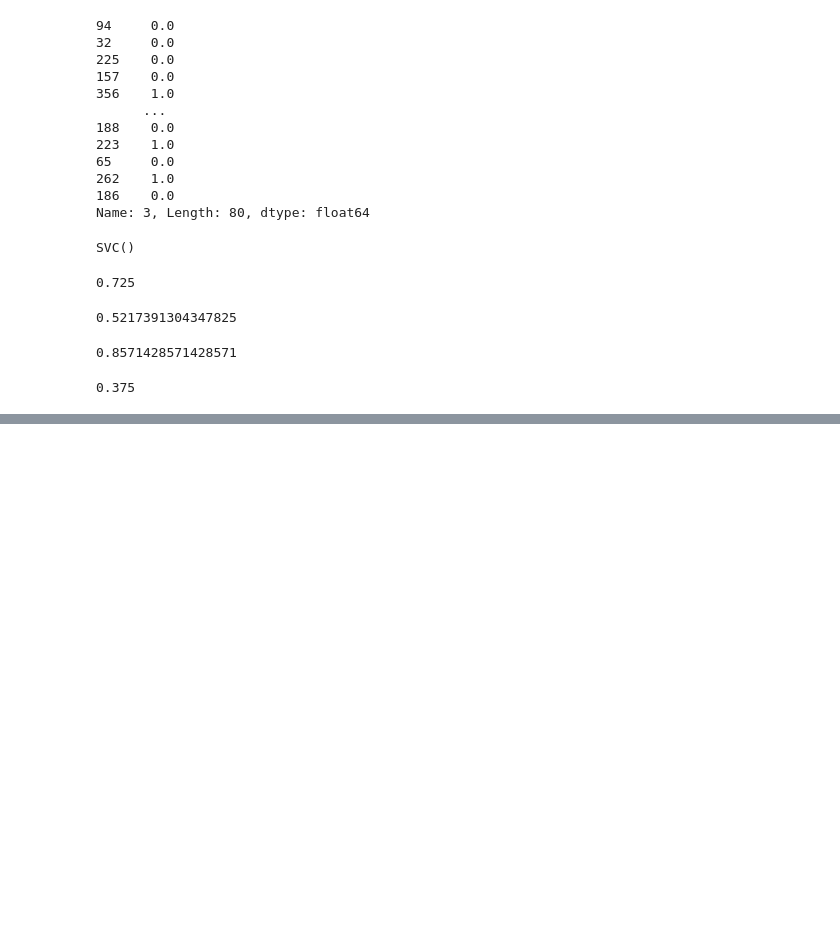
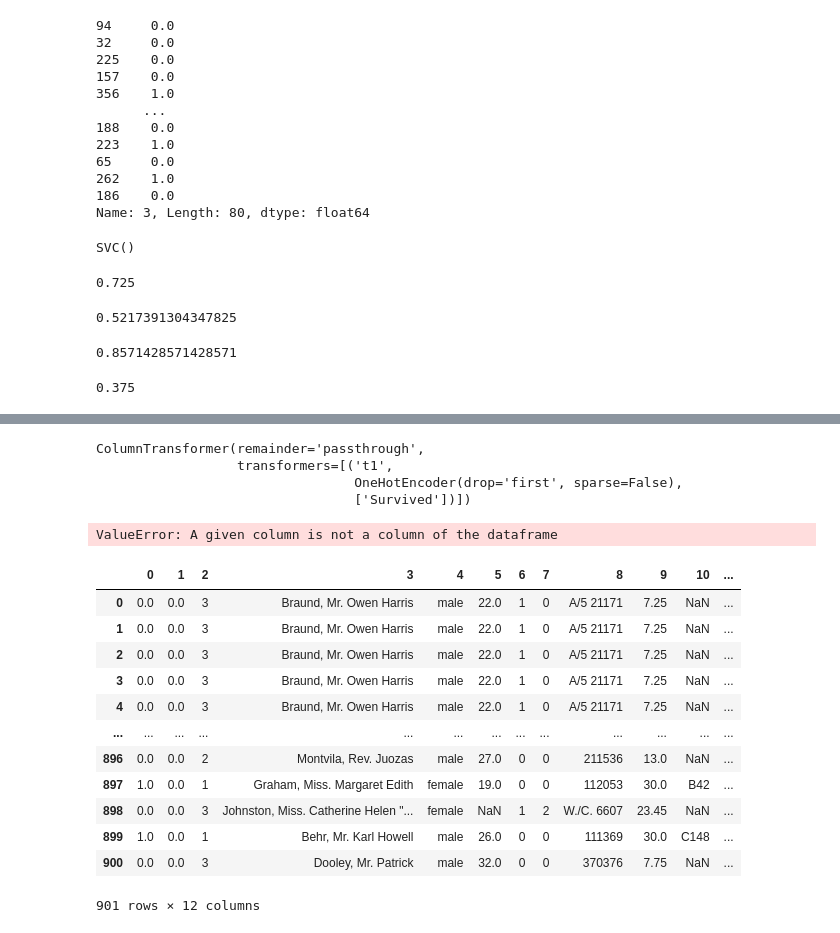
Before and after one commit to Gururaj45/pydatabase, a Jupyter notebook: SVM.ipynb, the cells around one changed output, grey strips where cells are left out. Cells and saved outputs as stored; diff of their text form; code cells hidden in the pictures; blank space fills up the shorter version.

```diff
--- a/SVM.ipynb
+++ b/SVM.ipynb
@@ -251,3 +249,6 @@ precision_score(y_test,z)
 recall_score(y_test,z)
 # %% [output]
 0.375
+# %%
+df2 = pd.read_csv('dataset/titanic.csv')
+df2
@@ -253,0 +310,3 @@ recall_score(y_test,z)
+# %%
+df2.drop(columns=['PassengerId'],inplace = True)
+df2
@@ -253,0 +363,32 @@ recall_score(y_test,z)
+# %%
+tr = ColumnTransformer(transformers = [
+    ('t1',OneHotEncoder(drop = 'first',sparse=False),['Survived'])
+],remainder = "passthrough")
+# %%
+tr
+# %% [output]
+ColumnTransformer(remainder='passthrough',
+                  transformers=[('t1',
+                                 OneHotEncoder(drop='first', sparse=False),
+                                 ['Survived'])])
+# %%
+a1 = tr.fit_transform(df2)
+# %% [output]
+ValueError: A given column is not a column of the dataframe
+# %%
+df2 = pd.DataFrame(a1)
+df2
+# %% [output]
+|  | 0 | 1 | 2 | 3 | 4 | 5 | 6 | 7 | 8 | 9 | 10 | ... |
+| 0 | 0.0 | 0.0 | 3 | Braund, Mr. Owen Harris | male | 22.0 | 1 | 0 | A/5 21171 | 7.25 | NaN | ... |
+| 1 | 0.0 | 0.0 | 3 | Braund, Mr. Owen Harris | male | 22.0 | 1 | 0 | A/5 21171 | 7.25 | NaN | ... |
+| 2 | 0.0 | 0.0 | 3 | Braund, Mr. Owen Harris | male | 22.0 | 1 | 0 | A/5 21171 | 7.25 | NaN | ... |
+| 3 | 0.0 | 0.0 | 3 | Braund, Mr. Owen Harris | male | 22.0 | 1 | 0 | A/5 21171 | 7.25 | NaN | ... |
+| 4 | 0.0 | 0.0 | 3 | Braund, Mr. Owen Harris | male | 22.0 | 1 | 0 | A/5 21171 | 7.25 | NaN | ... |
+| ... | ... | ... | ... | ... | ... | ... | ... | ... | ... | ... | ... | ... |
+| 896 | 0.0 | 0.0 | 2 | Montvila, Rev. Juozas | male | 27.0 | 0 | 0 | 211536 | 13.0 | NaN | ... |
+| 897 | 1.0 | 0.0 | 1 | Graham, Miss. Margaret Edith | female | 19.0 | 0 | 0 | 112053 | 30.0 | B42 | ... |
+| 898 | 0.0 | 0.0 | 3 | Johnston, Miss. Catherine Helen "... | female | NaN | 1 | 2 | W./C. 6607 | 23.45 | NaN | ... |
+| 899 | 1.0 | 0.0 | 1 | Behr, Mr. Karl Howell | male | 26.0 | 0 | 0 | 111369 | 30.0 | C148 | ... |
+| 900 | 0.0 | 0.0 | 3 | Dooley, Mr. Patrick | male | 32.0 | 0 | 0 | 370376 | 7.75 | NaN | ... |
+901 rows × 12 columns
```
Also changed, not shown: parts of 26 cells of this notebook, 2 other files.
